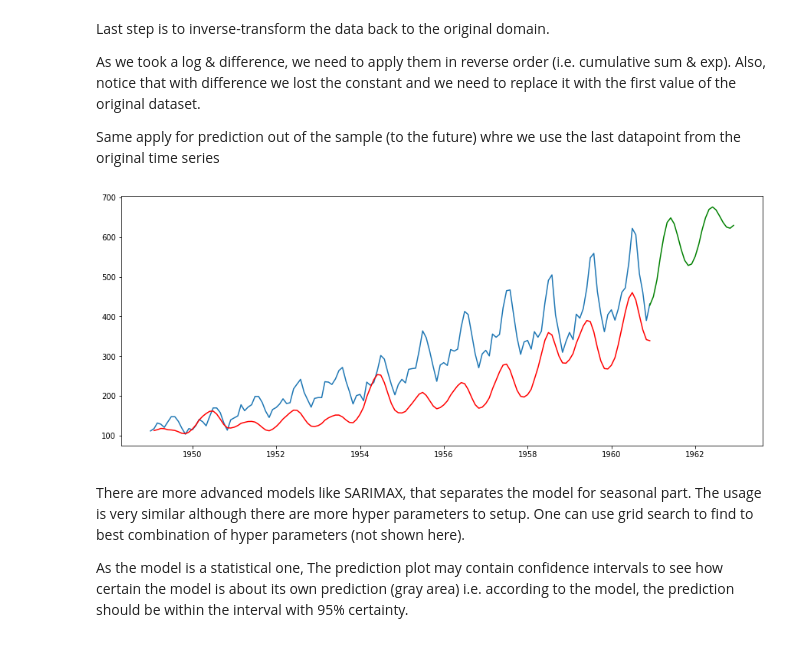
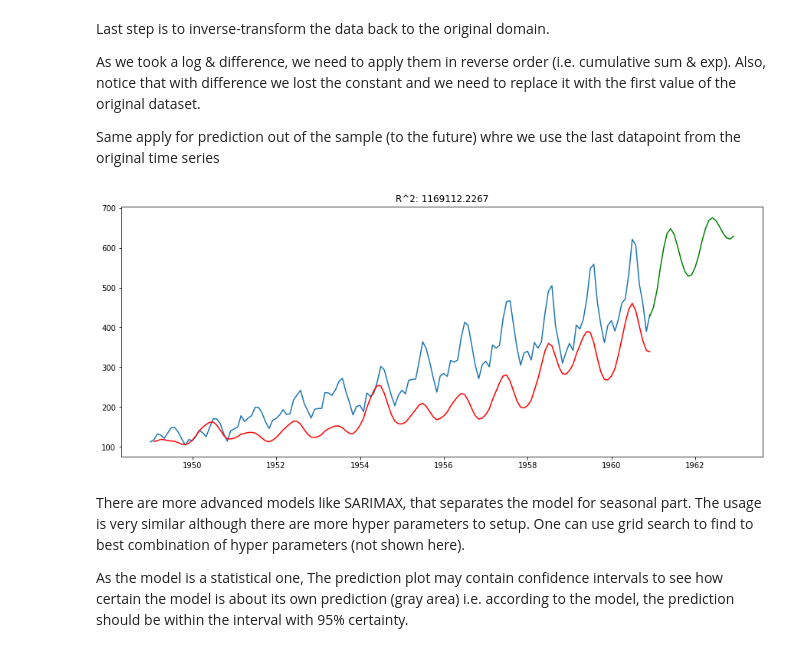
Before and after one commit to mlcollege/time-series-analysis, a Jupyter notebook: src/arima-complete.ipynb, the cells around one changed output. Cells and saved outputs as stored; diff of their text form; code cells hidden in the pictures.

```diff
--- a/src/arima-complete.ipynb
+++ b/src/arima-complete.ipynb
@@ -245,15 +244,17 @@ Same apply for prediction out of the sample (to the future) whre we use the last
 # %%
 import datetime
 from datetime import timedelta
 
 prediction = results.predict(start=ts.index[-1], end=ts.index[-1] + timedelta(days=365 * 2), dynamic=True)
+inflated = np.exp(results.fittedvalues.cumsum() + ts_log[0])
 
 plt.plot(ts)
-plt.plot(np.exp(results.fittedvalues.cumsum() + ts_log[0]), c='r')
+plt.plot(inflated, c='r')
 plt.plot(np.exp(prediction.cumsum() + ts_log[-1]), c='g')
+plt.title('R^2: %.4f'% sum((inflated - ts[1:]) ** 2))
 plt.show()
 # %% [output]
-[figure, old version]
+[figure, new version]
 # %% [markdown]
 There are more advanced models like SARIMAX, that separates the model for seasonal part. The usage is very similar although there are more hyper parameters to setup. One can use grid search to find to best combination of hyper parameters (not shown here).
 
```
Also changed, not shown: parts of 20 cells of this notebook, 1 other file.
